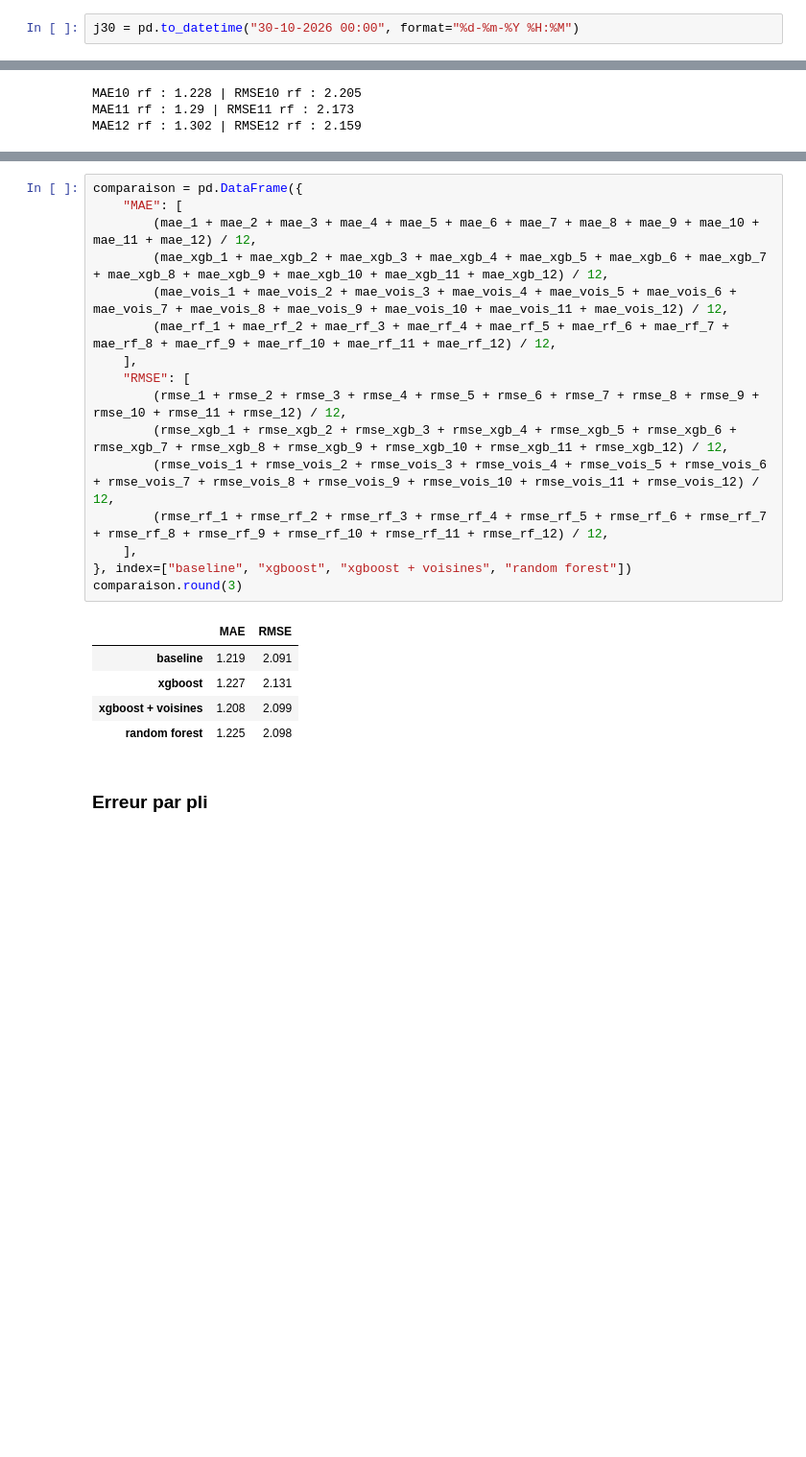
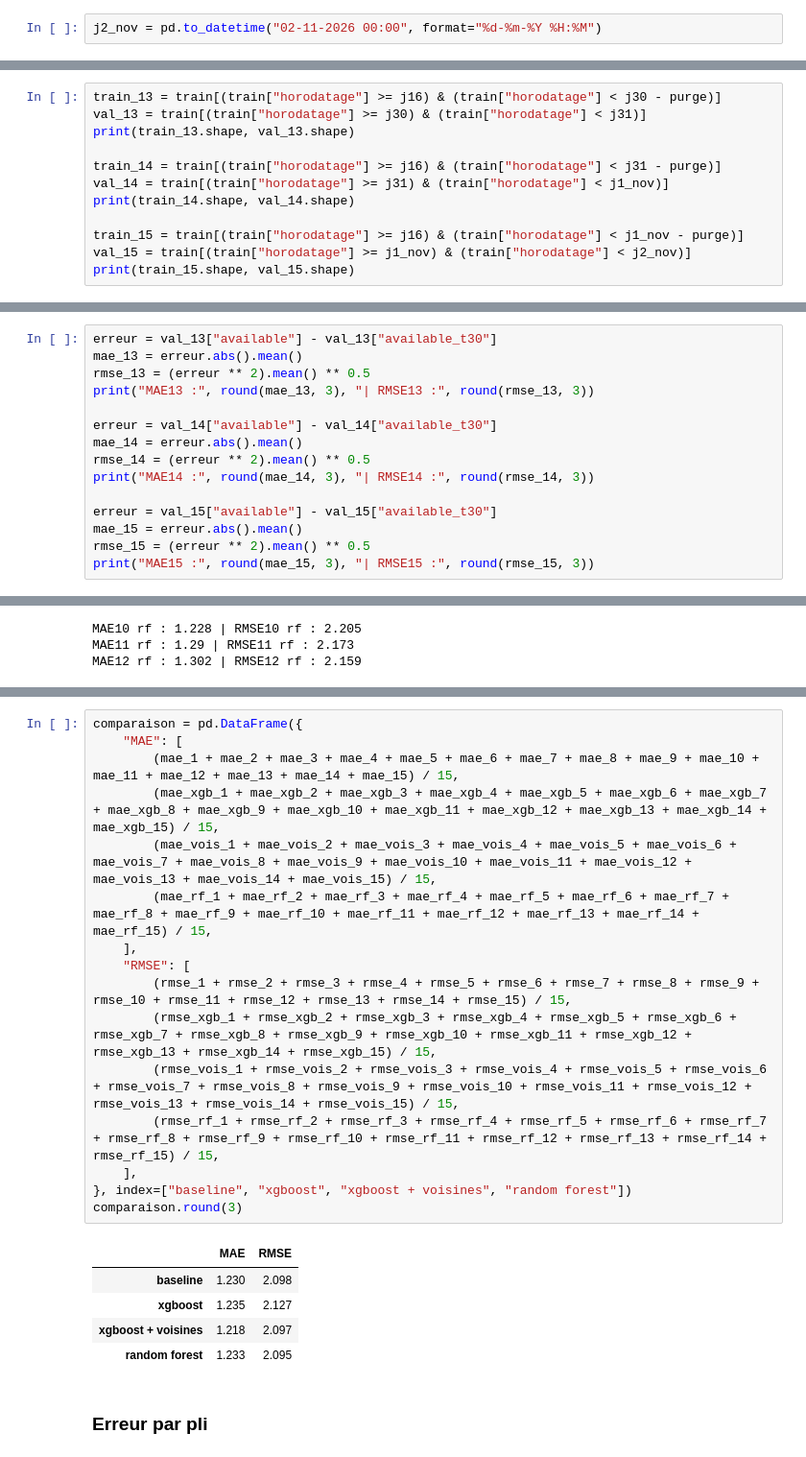
Before and after one commit to PorcherLeo/ProjetDataScience, a Jupyter notebook: 02-modelisation.ipynb, the cells around one changed output, grey strips where cells are left out. Shown at 96% size. Saved outputs shown, nothing was run; the diff lists cells and outputs as text; blank space fills up the shorter version.

```diff
--- a/02-modelisation.ipynb
+++ b/02-modelisation.ipynb
@@ -170,5 +174,5 @@ j29 = pd.to_datetime("29-10-2026 00:00", format="%d-%m-%Y %H:%M")
 # %%
-j30 = pd.to_datetime("30-10-2026 00:00", format="%d-%m-%Y %H:%M")
+j2_nov = pd.to_datetime("02-11-2026 00:00", format="%d-%m-%Y %H:%M")
 # %% [markdown]
 ### Plis 1, 2 et 3
 # %%
@@ -243,0 +250,12 @@ print(train_12.shape, val_12.shape)
+# %%
+train_13 = train[(train["horodatage"] >= j16) & (train["horodatage"] < j30 - purge)]
+val_13 = train[(train["horodatage"] >= j30) & (train["horodatage"] < j31)]
+print(train_13.shape, val_13.shape)
+
+train_14 = train[(train["horodatage"] >= j16) & (train["horodatage"] < j31 - purge)]
+val_14 = train[(train["horodatage"] >= j31) & (train["horodatage"] < j1_nov)]
+print(train_14.shape, val_14.shape)
+
+train_15 = train[(train["horodatage"] >= j16) & (train["horodatage"] < j1_nov - purge)]
+val_15 = train[(train["horodatage"] >= j1_nov) & (train["horodatage"] < j2_nov)]
+print(train_15.shape, val_15.shape)
@@ -377,0 +402,15 @@ MAE12 : 1.351 | RMSE12 : 2.266
+# %%
+erreur = val_13["available"] - val_13["available_t30"]
+mae_13 = erreur.abs().mean()
+rmse_13 = (erreur ** 2).mean() ** 0.5
+print("MAE13 :", round(mae_13, 3), "| RMSE13 :", round(rmse_13, 3))
+
+erreur = val_14["available"] - val_14["available_t30"]
+mae_14 = erreur.abs().mean()
+rmse_14 = (erreur ** 2).mean() ** 0.5
+print("MAE14 :", round(mae_14, 3), "| RMSE14 :", round(rmse_14, 3))
+
+erreur = val_15["available"] - val_15["available_t30"]
+mae_15 = erreur.abs().mean()
+rmse_15 = (erreur ** 2).mean() ** 0.5
+print("MAE15 :", round(mae_15, 3), "| RMSE15 :", round(rmse_15, 3))
@@ -1026,25 +1192,25 @@ MAE12 rf : 1.302 | RMSE12 rf : 2.159
 # %%
 comparaison = pd.DataFrame({
     "MAE": [
-        (mae_1 + mae_2 + mae_3 + mae_4 + mae_5 + mae_6 + mae_7 + mae_8 + mae_9 + mae_10 + mae_11 + mae_12) / 12,
-        (mae_xgb_1 + mae_xgb_2 + mae_xgb_3 + mae_xgb_4 + mae_xgb_5 + mae_xgb_6 + mae_xgb_7 + mae_xgb_8 + mae_xgb_9 + mae_xgb_10 + mae_xgb_11 + mae_xgb_12) / 12,
-        (mae_vois_1 + mae_vois_2 + mae_vois_3 + mae_vois_4 + mae_vois_5 + mae_vois_6 + mae_vois_7 + mae_vois_8 + mae_vois_9 + mae_vois_10 + mae_vois_11 + mae_vois_12) / 12,
-        (mae_rf_1 + mae_rf_2 + mae_rf_3 + mae_rf_4 + mae_rf_5 + mae_rf_6 + mae_rf_7 + mae_rf_8 + mae_rf_9 + mae_rf_10 + mae_rf_11 + mae_rf_12) / 12,
+        (mae_1 + mae_2 + mae_3 + mae_4 + mae_5 + mae_6 + mae_7 + mae_8 + mae_9 + mae_10 + mae_11 + mae_12 + mae_13 + mae_14 + mae_15) / 15,
+        (mae_xgb_1 + mae_xgb_2 + mae_xgb_3 + mae_xgb_4 + mae_xgb_5 + mae_xgb_6 + mae_xgb_7 + mae_xgb_8 + mae_xgb_9 + mae_xgb_10 + mae_xgb_11 + mae_xgb_12 + mae_xgb_13 + mae_xgb_14 + mae_xgb_15) / 15,
+        (mae_vois_1 + mae_vois_2 + mae_vois_3 + mae_vois_4 + mae_vois_5 + mae_vois_6 + mae_vois_7 + mae_vois_8 + mae_vois_9 + mae_vois_10 + mae_vois_11 + mae_vois_12 + mae_vois_13 + mae_vois_14 + mae_vois_15) / 15,
+        (mae_rf_1 + mae_rf_2 + mae_rf_3 + mae_rf_4 + mae_rf_5 + mae_rf_6 + mae_rf_7 + mae_rf_8 + mae_rf_9 + mae_rf_10 + mae_rf_11 + mae_rf_12 + mae_rf_13 + mae_rf_14 + mae_rf_15) / 15,
     ],
     "RMSE": [
-        (rmse_1 + rmse_2 + rmse_3 + rmse_4 + rmse_5 + rmse_6 + rmse_7 + rmse_8 + rmse_9 + rmse_10 + rmse_11 + rmse_12) / 12,
-        (rmse_xgb_1 + rmse_xgb_2 + rmse_xgb_3 + rmse_xgb_4 + rmse_xgb_5 + rmse_xgb_6 + rmse_xgb_7 + rmse_xgb_8 + rmse_xgb_9 + rmse_xgb_10 + rmse_xgb_11 + rmse_xgb_12) / 12,
-        (rmse_vois_1 + rmse_vois_2 + rmse_vois_3 + rmse_vois_4 + rmse_vois_5 + rmse_vois_6 + rmse_vois_7 + rmse_vois_8 + rmse_vois_9 + rmse_vois_10 + rmse_vois_11 + rmse_vois_12) / 12,
-        (rmse_rf_1 + rmse_rf_2 + rmse_rf_3 + rmse_rf_4 + rmse_rf_5 + rmse_rf_6 + rmse_rf_7 + rmse_rf_8 + rmse_rf_9 + rmse_rf_10 + rmse_rf_11 + rmse_rf_12) / 12,
+        (rmse_1 + rmse_2 + rmse_3 + rmse_4 + rmse_5 + rmse_6 + rmse_7 + rmse_8 + rmse_9 + rmse_10 + rmse_11 + rmse_12 + rmse_13 + rmse_14 + rmse_15) / 15,
+        (rmse_xgb_1 + rmse_xgb_2 + rmse_xgb_3 + rmse_xgb_4 + rmse_xgb_5 + rmse_xgb_6 + rmse_xgb_7 + rmse_xgb_8 + rmse_xgb_9 + rmse_xgb_10 + rmse_xgb_11 + rmse_xgb_12 + rmse_xgb_13 + rmse_xgb_14 + rmse_xgb_15) / 15,
+        (rmse_vois_1 + rmse_vois_2 + rmse_vois_3 + rmse_vois_4 + rmse_vois_5 + rmse_vois_6 + rmse_vois_7 + rmse_vois_8 + rmse_vois_9 + rmse_vois_10 + rmse_vois_11 + rmse_vois_12 + rmse_vois_13 + rmse_vois_14 + rmse_vois_15) / 15,
+        (rmse_rf_1 + rmse_rf_2 + rmse_rf_3 + rmse_rf_4 + rmse_rf_5 + rmse_rf_6 + rmse_rf_7 + rmse_rf_8 + rmse_rf_9 + rmse_rf_10 + rmse_rf_11 + rmse_rf_12 + rmse_rf_13 + rmse_rf_14 + rmse_rf_15) / 15,
     ],
 }, index=["baseline", "xgboost", "xgboost + voisines", "random forest"])
 comparaison.round(3)
 # %% [output]
 |  | MAE | RMSE |
-| baseline | 1.219 | 2.091 |
-| xgboost | 1.227 | 2.131 |
-| xgboost + voisines | 1.208 | 2.099 |
-| random forest | 1.225 | 2.098 |
+| baseline | 1.230 | 2.098 |
+| xgboost | 1.235 | 2.127 |
+| xgboost + voisines | 1.218 | 2.097 |
+| random forest | 1.233 | 2.095 |
 # %% [markdown]
 ### Erreur par pli
 # %%
```
Also changed, not shown: parts of 55 cells of this notebook, 3 other files.
